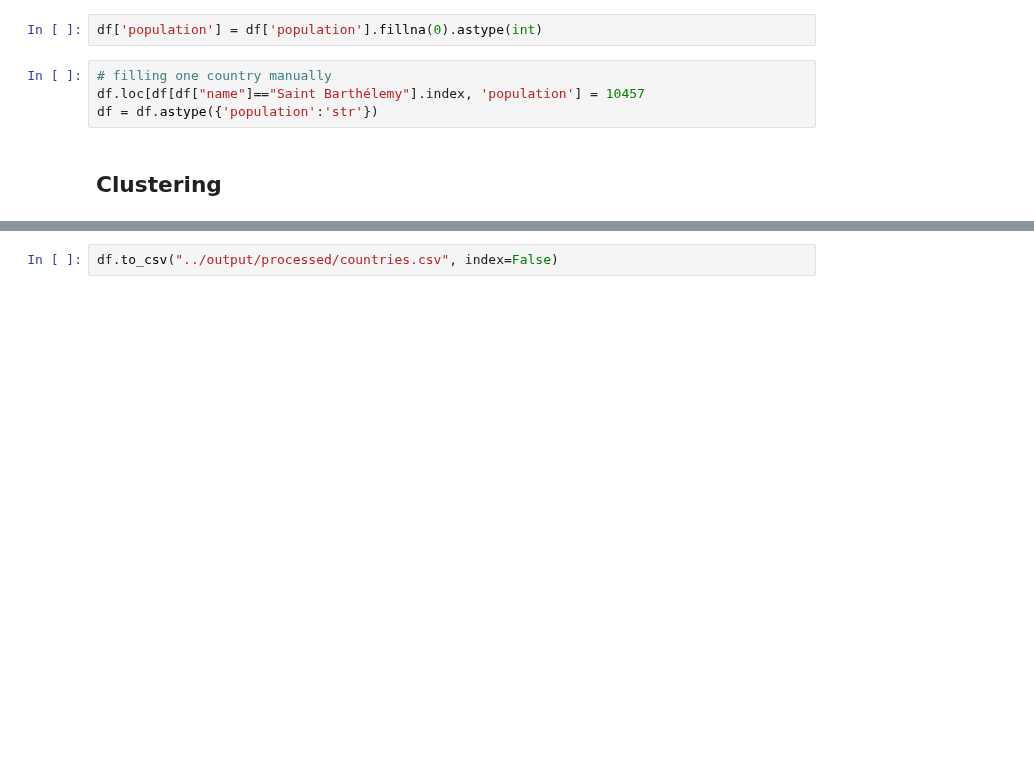
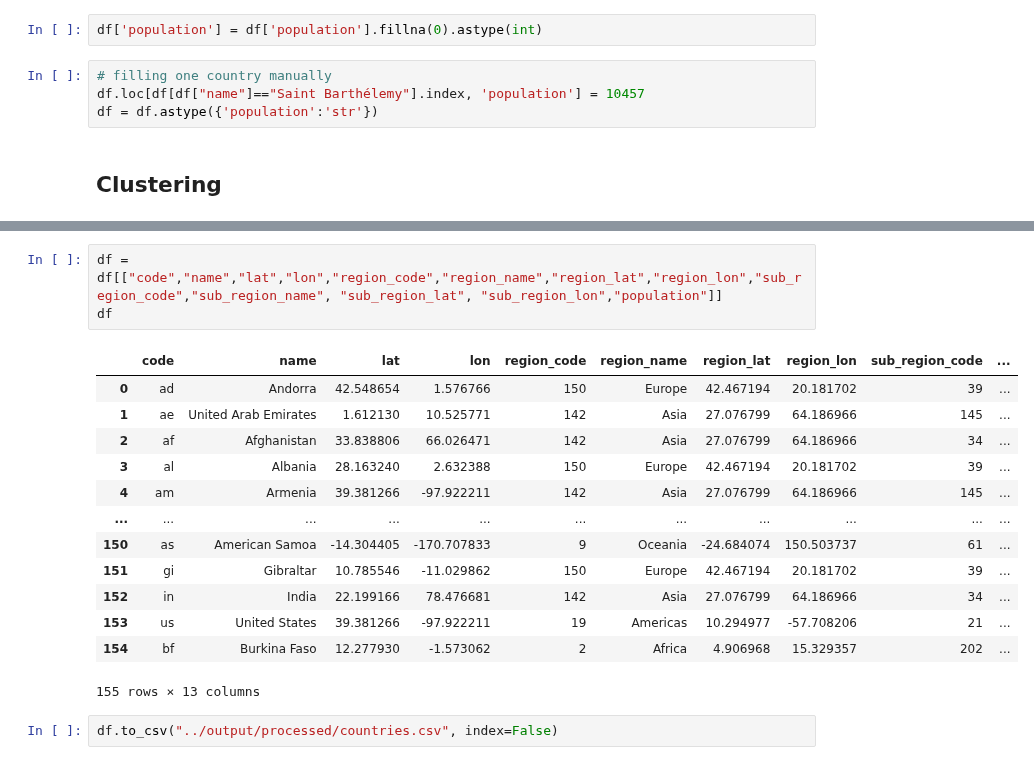
Before and after one commit to jstet/Basel_Convention_Scraper, a Jupyter notebook: data_processing/processing_countries.ipynb, the cells around one changed output, grey strips where cells are left out. Saved outputs shown, nothing was run; the diff lists cells and outputs as text; blank space fills up the shorter version.

```diff
--- a/data_processing/processing_countries.ipynb
+++ b/data_processing/processing_countries.ipynb
@@ -115,2 +140,19 @@ df
+# %%
+df = df[["code","name","lat","lon","region_code","region_name","region_lat","region_lon","sub_region_code","sub_region_name", "sub_region_lat", "sub_region_lon","population"]]
+df
+# %% [output]
+|  | code | name | lat | lon | region_code | region_name | region_lat | region_lon | sub_region_code | ... |
+| 0 | ad | Andorra | 42.548654 | 1.576766 | 150 | Europe | 42.467194 | 20.181702 | 39 | ... |
+| 1 | ae | United Arab Emirates | 1.612130 | 10.525771 | 142 | Asia | 27.076799 | 64.186966 | 145 | ... |
+| 2 | af | Afghanistan | 33.838806 | 66.026471 | 142 | Asia | 27.076799 | 64.186966 | 34 | ... |
+| 3 | al | Albania | 28.163240 | 2.632388 | 150 | Europe | 42.467194 | 20.181702 | 39 | ... |
+| 4 | am | Armenia | 39.381266 | -97.922211 | 142 | Asia | 27.076799 | 64.186966 | 145 | ... |
+| ... | ... | ... | ... | ... | ... | ... | ... | ... | ... | ... |
+| 150 | as | American Samoa | -14.304405 | -170.707833 | 9 | Oceania | -24.684074 | 150.503737 | 61 | ... |
+| 151 | gi | Gibraltar | 10.785546 | -11.029862 | 150 | Europe | 42.467194 | 20.181702 | 39 | ... |
+| 152 | in | India | 22.199166 | 78.476681 | 142 | Asia | 27.076799 | 64.186966 | 34 | ... |
+| 153 | us | United States | 39.381266 | -97.922211 | 19 | Americas | 10.294977 | -57.708206 | 21 | ... |
+| 154 | bf | Burkina Faso | 12.277930 | -1.573062 | 2 | Africa | 4.906968 | 15.329357 | 202 | ... |
+155 rows × 13 columns
 # %%
 df.to_csv("../output/processed/countries.csv", index=False)
```
Also changed, not shown: parts of 13 cells of this notebook, 4 other files.
